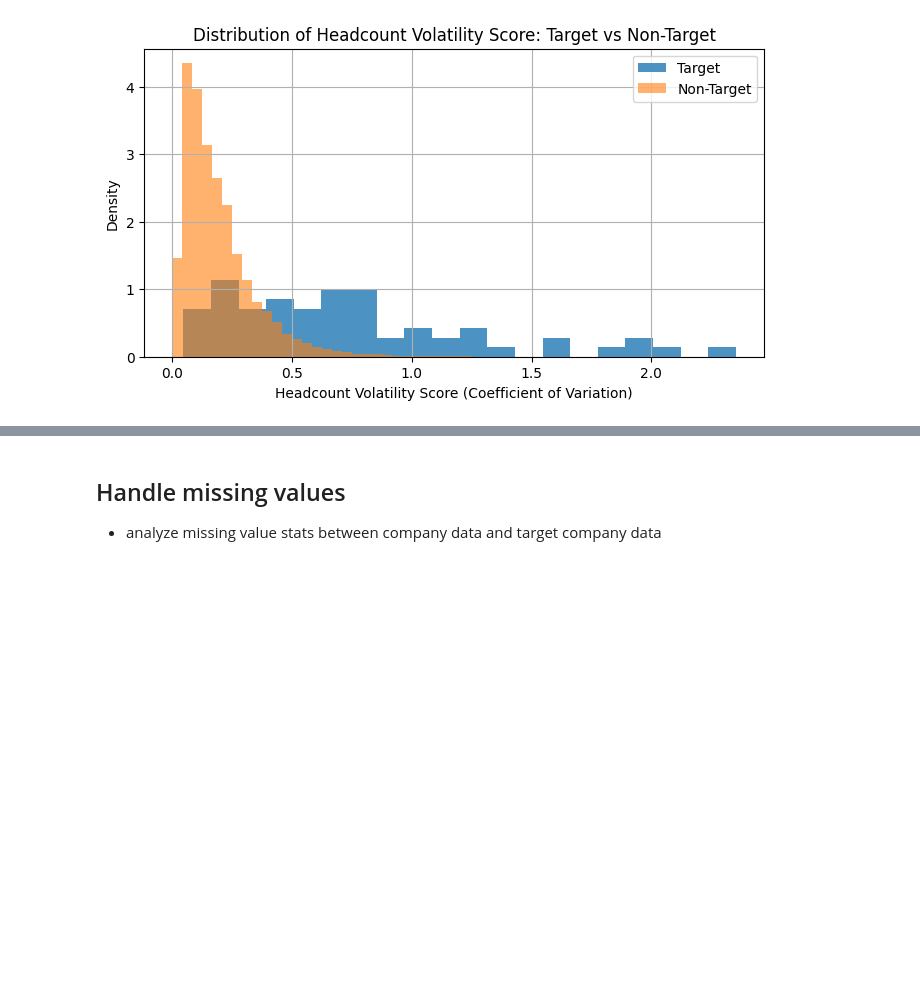
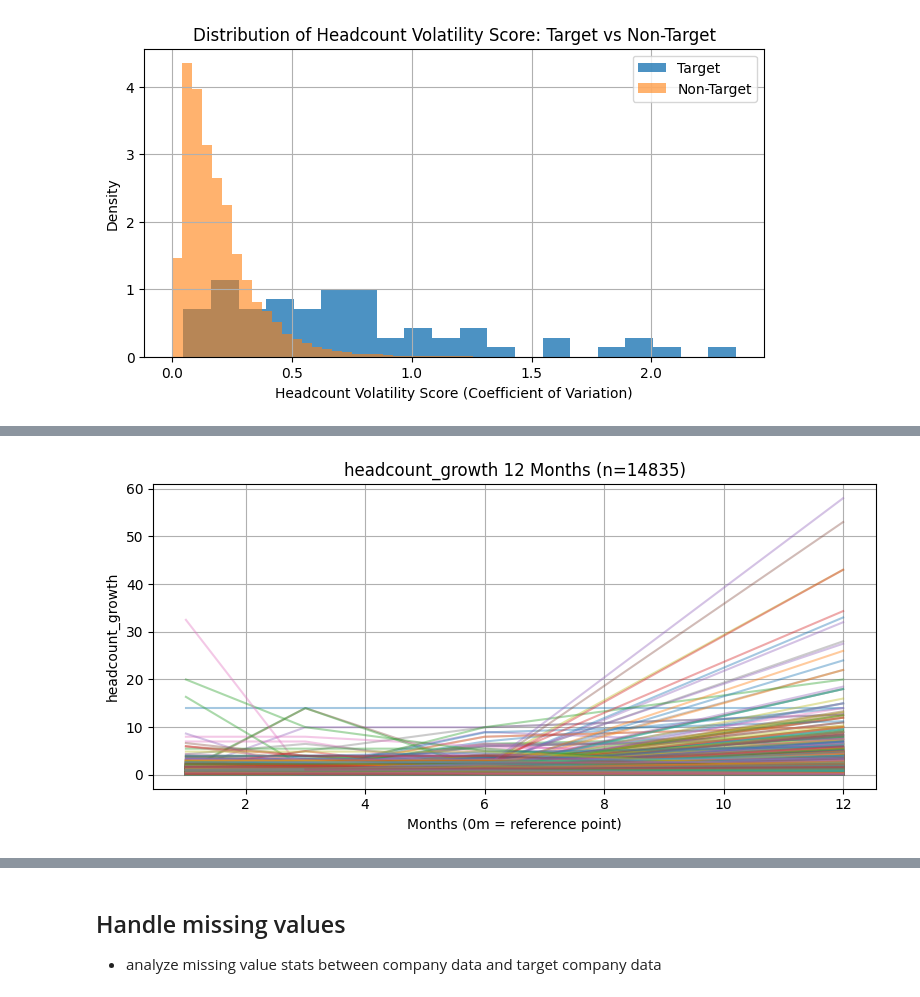
Before and after one commit to lint12/ansa-case-study, a Jupyter notebook: eda.ipynb, the cells around one changed output, grey strips where cells are left out. Cells and saved outputs as stored; diff of their text form; code cells hidden in the pictures; blank space fills up the shorter version.

```diff
--- a/eda.ipynb
+++ b/eda.ipynb
@@ -205,0 +205,4 @@ plot_growth('', 'headcount_growth', target_company_data, num_months=12, growth=T
+# %%
+plot_growth('headcount_growth', headcount_features, num_months=12, time_direction='forward')
+# %% [output]
+[figure, added]
```
Also changed, not shown: parts of 31 cells of this notebook.
